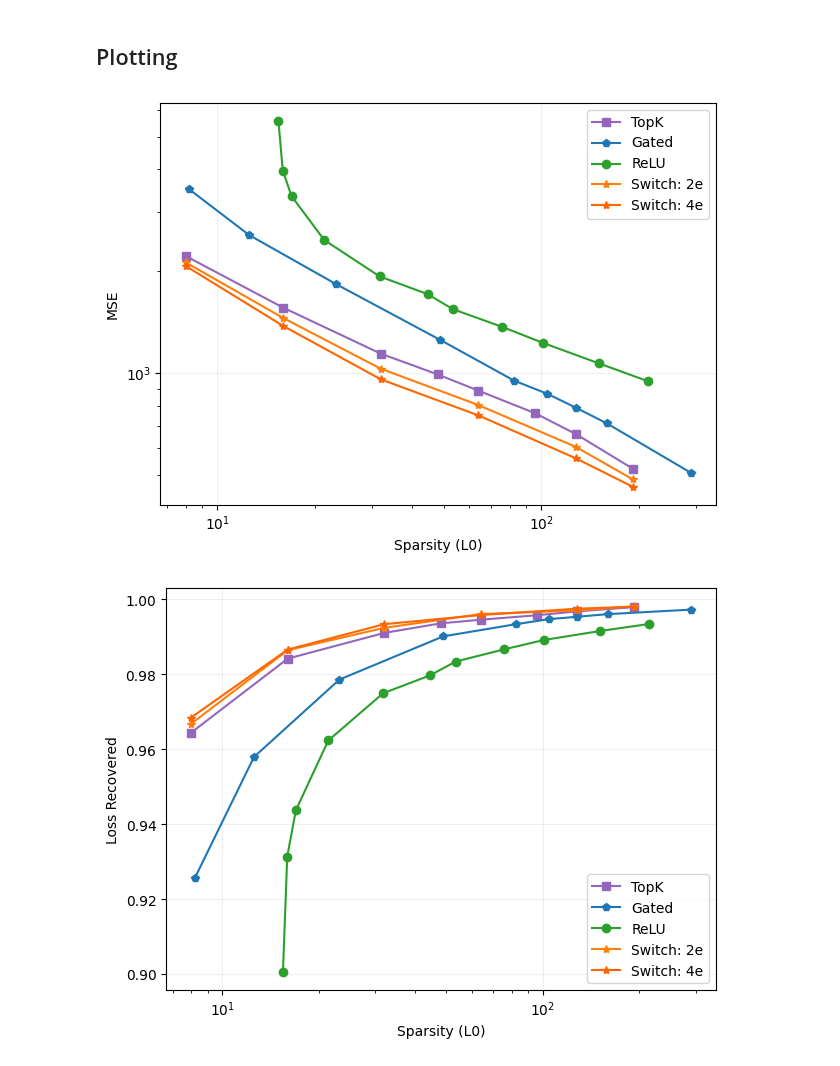
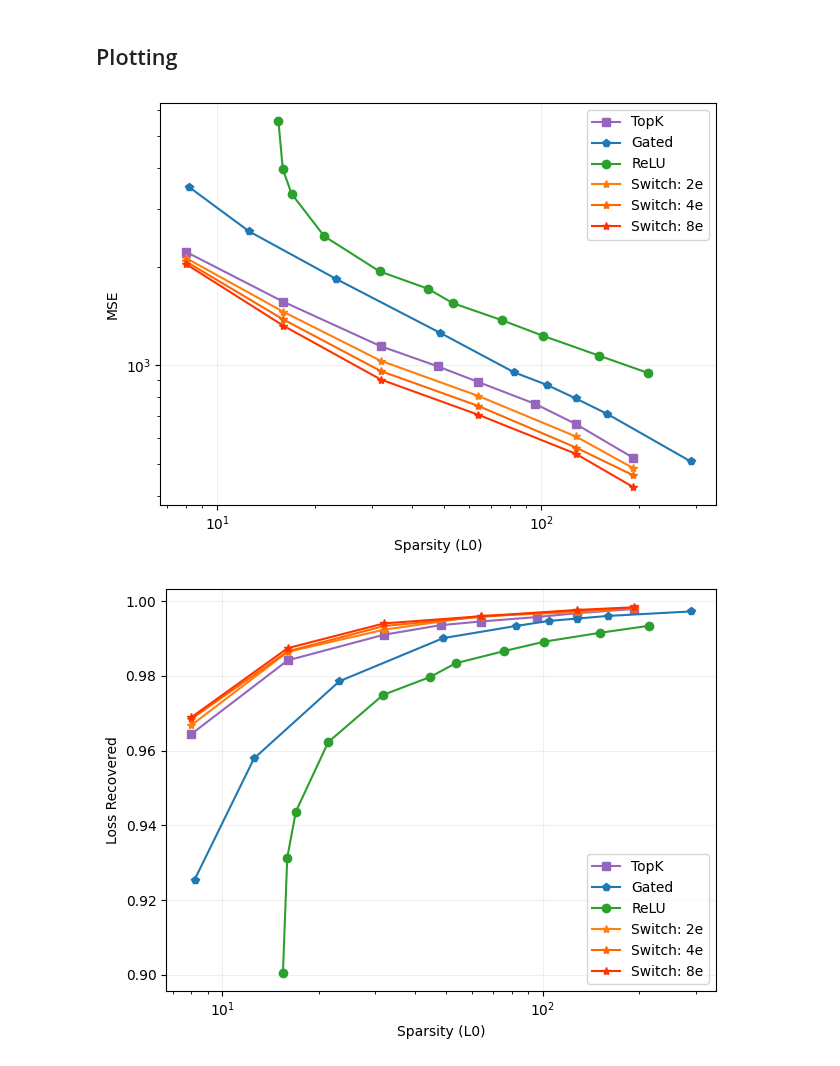
Before and after one commit to amudide/switch_sae, a Jupyter notebook: results/primary/primary-flop-match.ipynb, the cells around one changed output. Drawn from its saved outputs; the diff is of its cells as text; code cells hidden in the pictures.

Commit message:
Final flop-matched primary figures

```diff
--- a/results/primary/primary-flop-match.ipynb
+++ b/results/primary/primary-flop-match.ipynb
@@ -90,34 +90,34 @@ df_switch_flop = clean_switch(df_switch_flop)
 # %%
 df_switch_flop2 = df_switch_flop[df_switch_flop['experts'] == 2]
 df_switch_flop4 = df_switch_flop[df_switch_flop['experts'] == 4]
-#df_switch_flop8 = df_switch_flop[df_switch_flop['experts'] == 8]
+df_switch_flop8 = df_switch_flop[df_switch_flop['experts'] == 8]
 # %% [markdown]
 ## Plotting
 # %%
 plt.plot(df_topk['l0'], df_topk['mse_loss'], label='TopK', marker='s', color='#9467bd')
 plt.plot(df_gated['l0'], df_gated['mse_loss'], label='Gated', marker='p', color='#1f77b4')
 plt.plot(df_relu['l0'], df_relu['mse_loss'], label='ReLU', marker='o', color='#2ca02c')
 
 plt.plot(df_switch_flop2['l0'], df_switch_flop2['mse_loss'], label='Switch: 2e', marker='*', color='#ff7f0e')
 plt.plot(df_switch_flop4['l0'], df_switch_flop4['mse_loss'], label='Switch: 4e', marker='*', color='#ff6600')
-#plt.plot(df_switch_flop8['l0'], df_switch_flop8['mse_loss'], label='Switch: 8e', marker='*', color='#ff3300')
+plt.plot(df_switch_flop8['l0'], df_switch_flop8['mse_loss'], label='Switch: 8e', marker='*', color='#ff3300')
 
 plt.xscale('log')
 plt.yscale('log')
 
 plt.xlabel("Sparsity (L0)")
 plt.ylabel("MSE")
 
 plt.legend()
 
 plt.grid(True, which="major", ls="-", alpha=0.2)
 
 
 plt.tight_layout()
 plt.savefig("flopmatch_l0_mse.png")
 plt.show()
 # %% [output]
-[figure, old version]
+[figure, new version]
 # %%
 plt.plot(df_topk['l0'], df_topk['frac_recovered'], label='TopK', marker='s', color='#9467bd')
 plt.plot(df_gated['l0'], df_gated['frac_recovered'], label='Gated', marker='p', color='#1f77b4')
@@ -125,7 +125,7 @@ plt.plot(df_relu['l0'], df_relu['frac_recovered'], label='ReLU', marker='o', col
 
 plt.plot(df_switch_flop2['l0'], df_switch_flop2['frac_recovered'], label='Switch: 2e', marker='*', color='#ff7f0e')
 plt.plot(df_switch_flop4['l0'], df_switch_flop4['frac_recovered'], label='Switch: 4e', marker='*', color='#ff6600')
-#plt.plot(df_switch_flop8['l0'], df_switch_flop8['frac_recovered'], label='Switch: 8e', marker='*', color='#ff3300')
+plt.plot(df_switch_flop8['l0'], df_switch_flop8['frac_recovered'], label='Switch: 8e', marker='*', color='#ff3300')
 
 plt.xscale('log')
 #plt.yscale('log')
@@ -142,7 +142,7 @@ plt.tight_layout()
 plt.savefig("flopmatch_l0_lossrec.png")
 plt.show()
 # %% [output]
-[figure, old version]
+[figure, new version]
 # %%
 plt.plot(df_topk['l0'], df_topk['delta_ce'], label='TopK', marker='s', color='#9467bd')
 plt.plot(df_gated['l0'], df_gated['delta_ce'], label='Gated', marker='p', color='#1f77b4')
```
Also changed, not shown: parts of 2 cells of this notebook, 5 other files.
